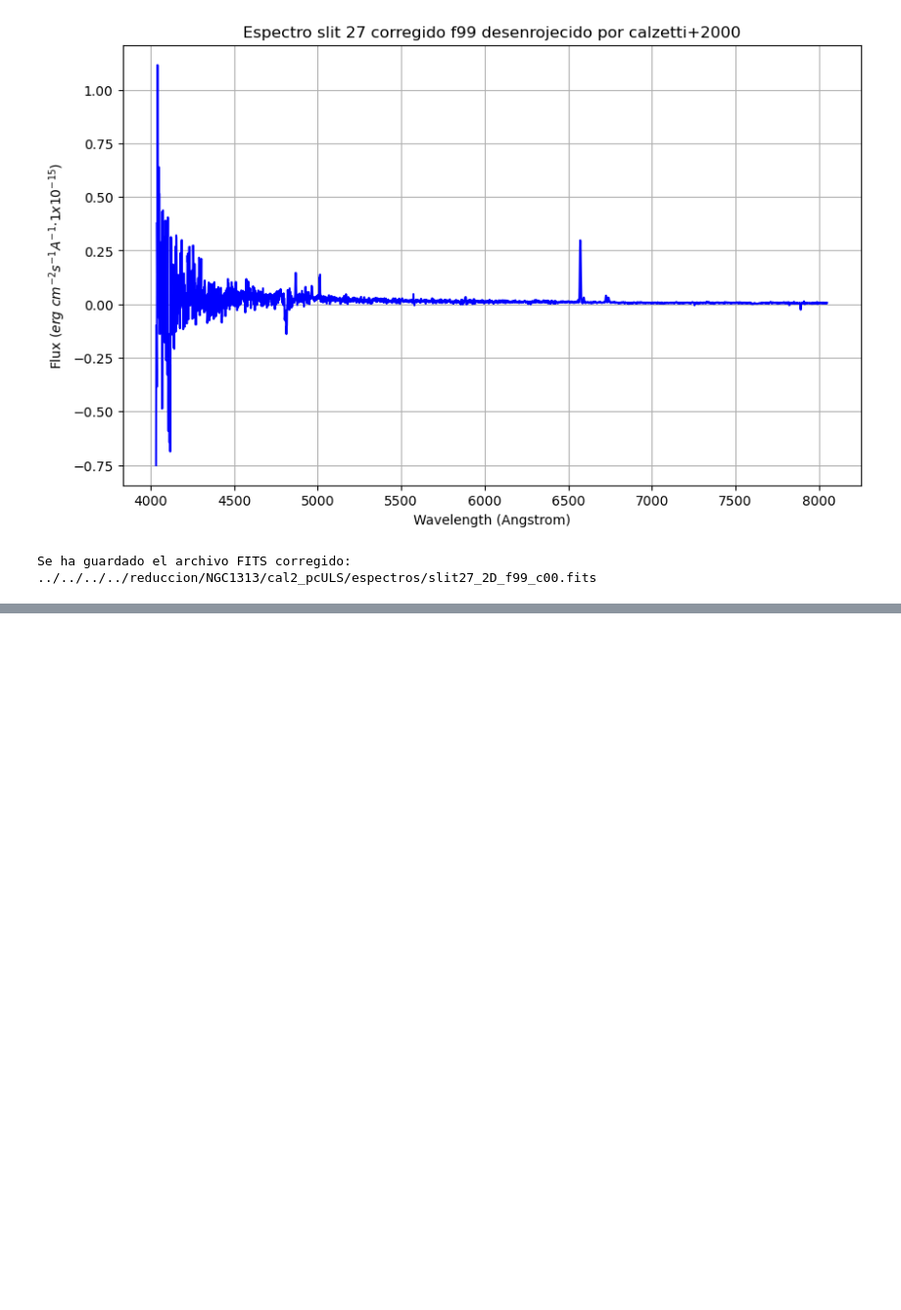
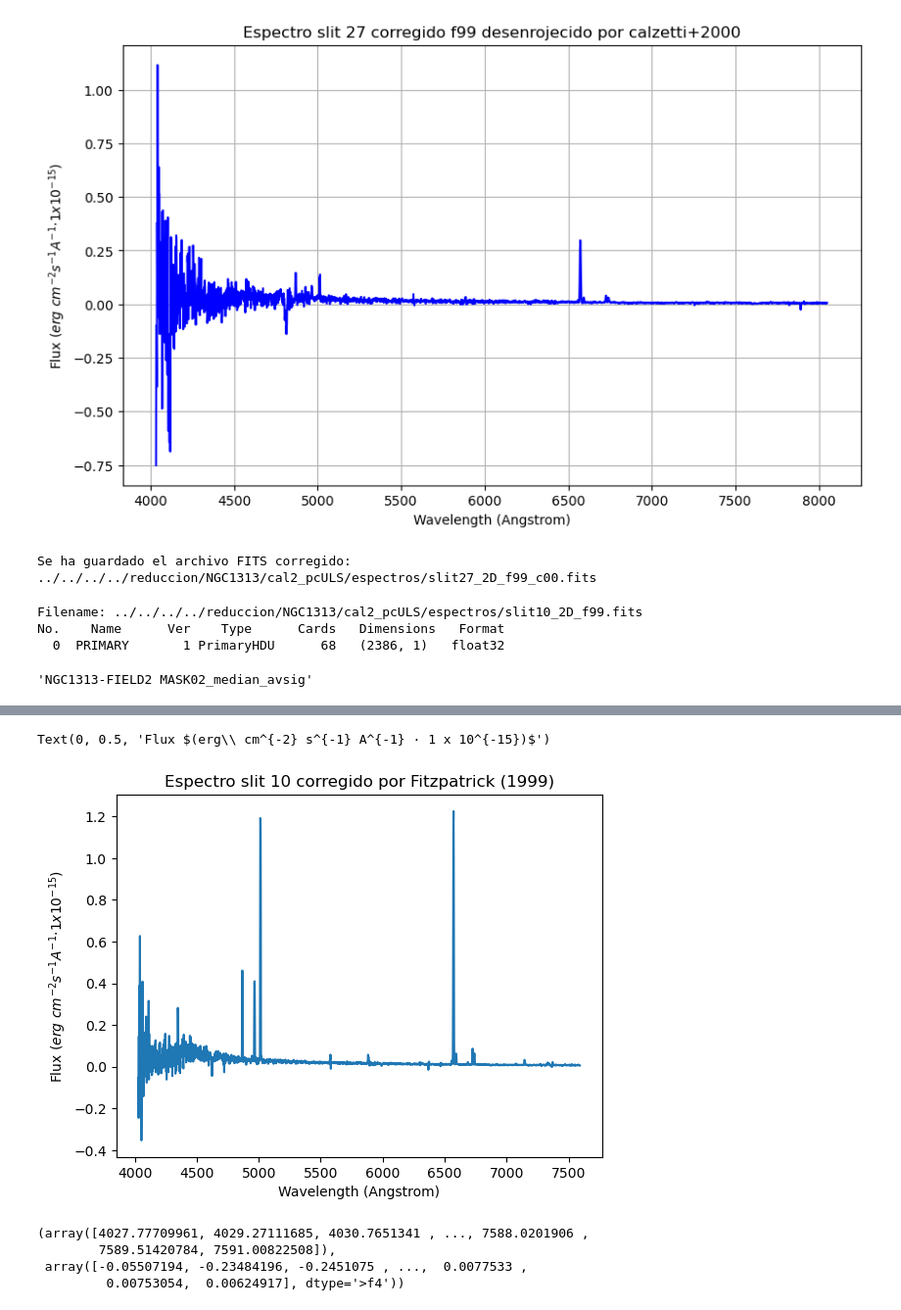
Before and after one commit to blnblnbln/TESIS, a Jupyter notebook: mask2/codes_mask2/calzetti_mask2.ipynb, the cells around one changed output, grey strips where cells are left out. Shown at 98% size. Drawn from its saved outputs; the diff is of its cells as text; code cells hidden in the pictures; blank space fills up the shorter version.

Commit message:
se agrega slit10 a todos los análisis

```diff
--- a/mask2/codes_mask2/calzetti_mask2.ipynb
+++ b/mask2/codes_mask2/calzetti_mask2.ipynb
@@ -457,3 +457,31 @@ sp27_corrected.writeto(new_fits_file27, overwrite=True)
 print(f"Se ha guardado el archivo FITS corregido: {new_fits_file27}")
 # %% [output]
 Se ha guardado el archivo FITS corregido: ../../../../reduccion/NGC1313/cal2_pcULS/espectros/slit27_2D_f99_c00.fits
+# %%
+#abrir mi fits
+#slit1_f99 = '../../Documentos/RESPALDO/NGC1313_250624_extinction/datos/slit1_2D_f99.fits'
+slit10_f99 = '../../../../reduccion/NGC1313/cal2_pcULS/espectros/slit10_2D_f99.fits'
+sp10_f99 = fits.open(slit10_f99)
+
+sp10_f99.info()
+sp10_f99[0].header["OBJECT"]
+# %% [output]
+Filename: ../../../../reduccion/NGC1313/cal2_pcULS/espectros/slit10_2D_f99.fits
+No.    Name      Ver    Type      Cards   Dimensions   Format
+  0  PRIMARY       1 PrimaryHDU      68   (2386, 1)   float32
+'NGC1313-FIELD2 MASK02_median_avsig'
+# %%
+# extraer data (flux -ya corregido por f99-)
+data10_f99=sp10_f99[0].data
+header10_f99=sp10_f99[0].header
+obj_name10_f99 = header10_f99.get("OBJECT", "Unknown")
+
+flux10_f99=data10_f99[0]
+w10_f99=WCS(header10_f99, naxis=1, relax=False, fix=False)
+wave10_f99=w10_f99.wcs_pix2world(np.arange(len(flux10_f99)),0)[0]
+
+plt.plot(wave10_f99, flux10_f99)
+plt.title("Espectro slit 10 corregido por Fitzpatrick (1999)")
+plt.xlabel('Wavelength (Angstrom)')
+plt.ylabel('Flux $(erg\ cm^{-2} s^{-1} A^{-1} · 1 x 10^{-15})$')
+# %% [output]
@@ -459,0 +490,9 @@ Se ha guardado el archivo FITS corregido: ../../../../reduccion/NGC1313/cal2_pcU
+Text(0, 0.5, 'Flux $(erg\\ cm^{-2} s^{-1} A^{-1} · 1 x 10^{-15})$')
+[figure, added]
+# %%
+wave10_f99, flux10_f99
+# %% [output]
+(array([4027.77709961, 4029.27111685, 4030.7651341 , ..., 7588.0201906 ,
+        7589.51420784, 7591.00822508]),
+ array([-0.05507194, -0.23484196, -0.2451075 , ...,  0.0077533 ,
+         0.00753054,  0.00624917], dtype='>f4'))
```
Also changed, not shown: parts of 7 cells of this notebook, 3 other files.
